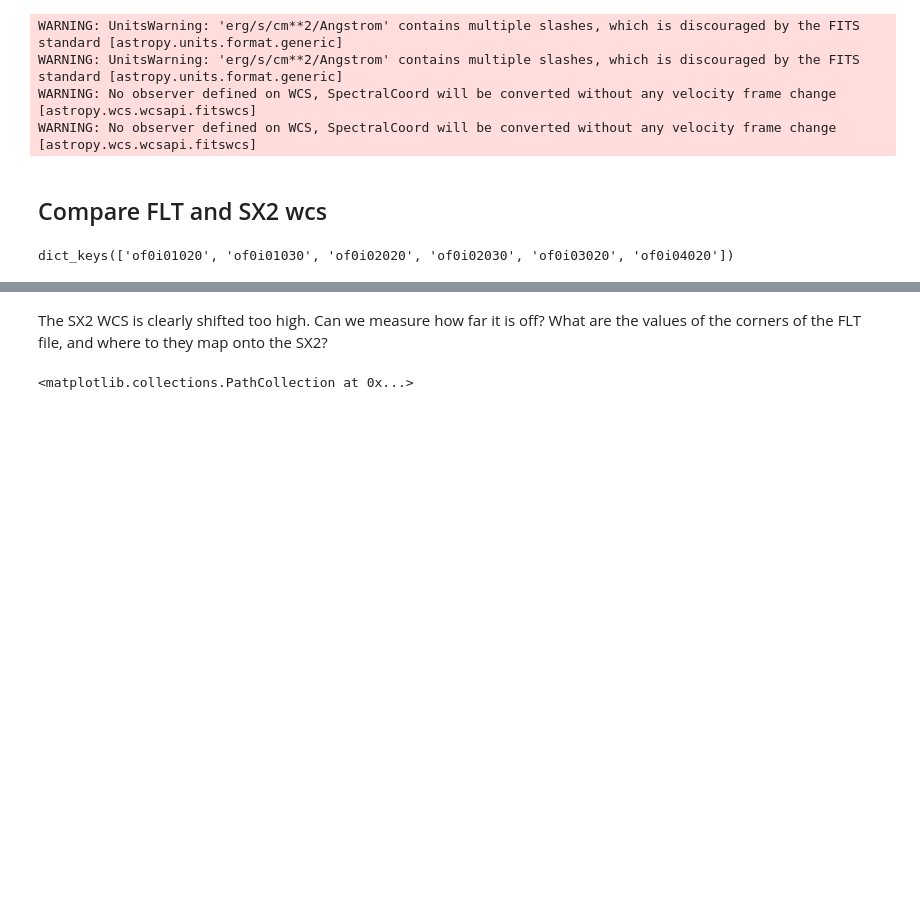
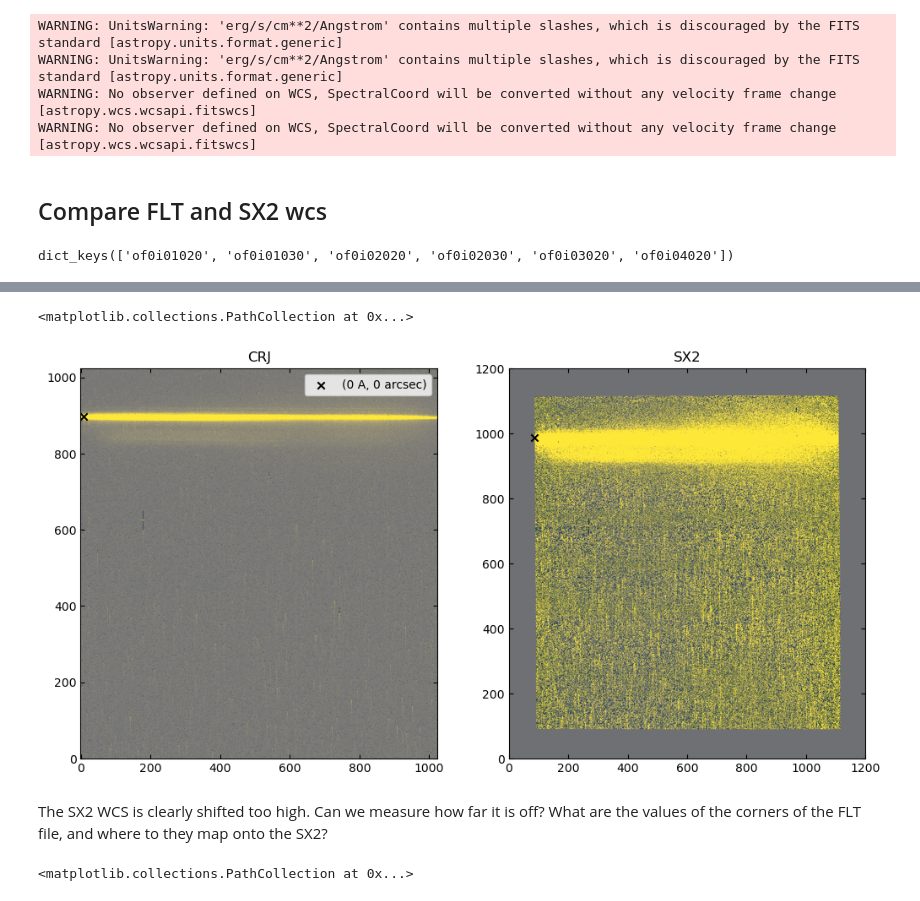
Before and after one commit to aggle/stis_lss_coronagraphy, a Jupyter notebook: dev_notebooks/test_sx2_wcs.ipynb, the cells around one changed output, grey strips where cells are left out. Drawn from its saved outputs; the diff is of its cells as text; code cells hidden in the pictures; blank space fills up the shorter version.

```diff
--- a/dev_notebooks/test_sx2_wcs.ipynb
+++ b/dev_notebooks/test_sx2_wcs.ipynb
@@ -170,16 +170,17 @@ sobs = obs_sx2['of0i02020']
 # %%
 fig, axes = plt.subplots(nrows=1, ncols=2, figsize=(12, 6))
 ax = axes[0]
-ax.set_title("FLT")
-ax.imshow(fobs.occ_img, **ctmisc.img_vrange(fobs.occ_img), aspect='auto')
-ax.scatter(*fobs.occ_wcs.world_to_pixel(fobs.wlsol[0], 0*units.deg), marker='x', c='k')
-ax.axhline(fobs.occ_row, c='k', ls='--')
+ax.set_title("CRJ")
+ax.imshow(fobs.unocc_img, **ctmisc.img_vrange(fobs.occ_img), aspect='auto')
+ax.scatter(*fobs.unocc_wcs.world_to_pixel(fobs.wlsol[0], 0*units.deg), marker='x', c='k', label="(0 A, 0 arcsec)")
+# ax.axhline(fobs.occ_row, c='k', ls='--')
 # ax.set_ylim(400, 600)
+ax.legend()
 
 ax = axes[1]
 ax.set_title("SX2")
-ax.imshow(sobs.occ_img, **ctmisc.img_vrange(sobs.occ_img), aspect='auto')
-ax.scatter(*sobs.occ_wcs.world_to_pixel(sobs.wlsol[0], 0*units.deg), marker='x', c='k')
-ax.axhline(sobs.occ_row-10, c='k', ls='--')
+ax.imshow(sobs.unocc_img, **ctmisc.img_vrange(sobs.occ_img), aspect='auto')
+ax.scatter(*sobs.unocc_wcs.world_to_pixel(sobs.wlsol[0], 0*units.deg), marker='x', c='k')
+# ax.axhline(sobs.occ_row-10, c='k', ls='--')
 # ax.set_ylim(500, 700)
 # %% [output]
@@ -187,3 +188,5 @@ ax.axhline(sobs.occ_row-10, c='k', ls='--')
+<matplotlib.collections.PathCollection at 0x...>
+[figure, added]
 # %% [markdown]
 The SX2 WCS is clearly shifted too high. Can we measure how far it is off? What are the values of the corners of the FLT file, and where to they map onto the SX2?
 # %%
```
Also changed, not shown: parts of 9 cells of this notebook, 2 other files.
